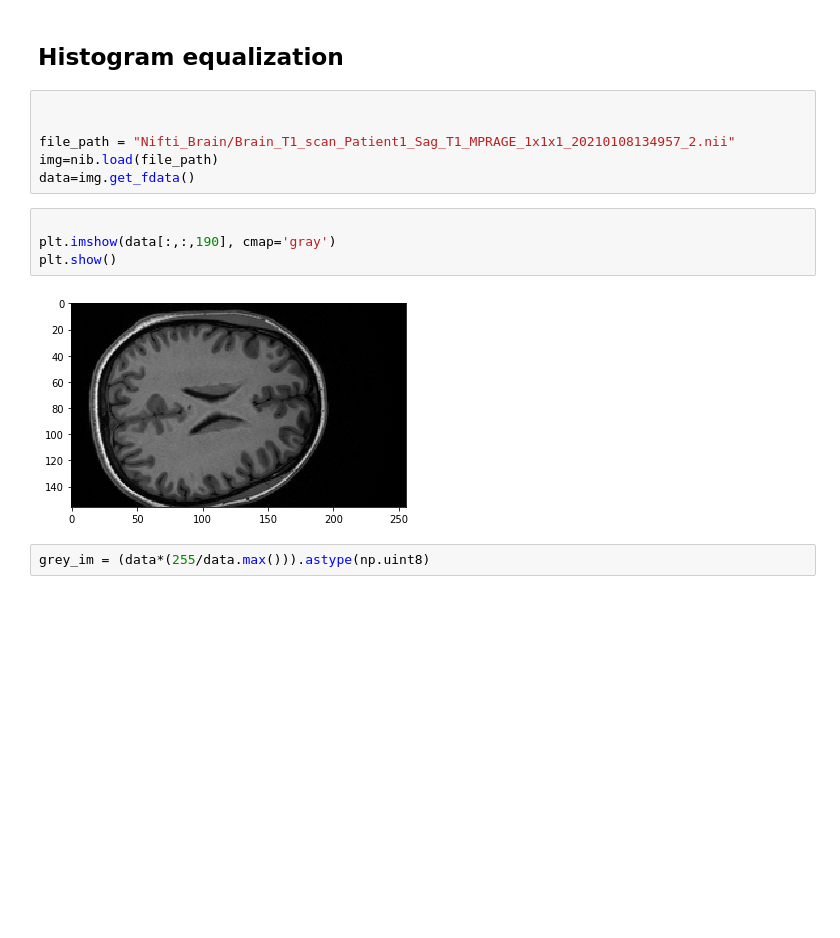
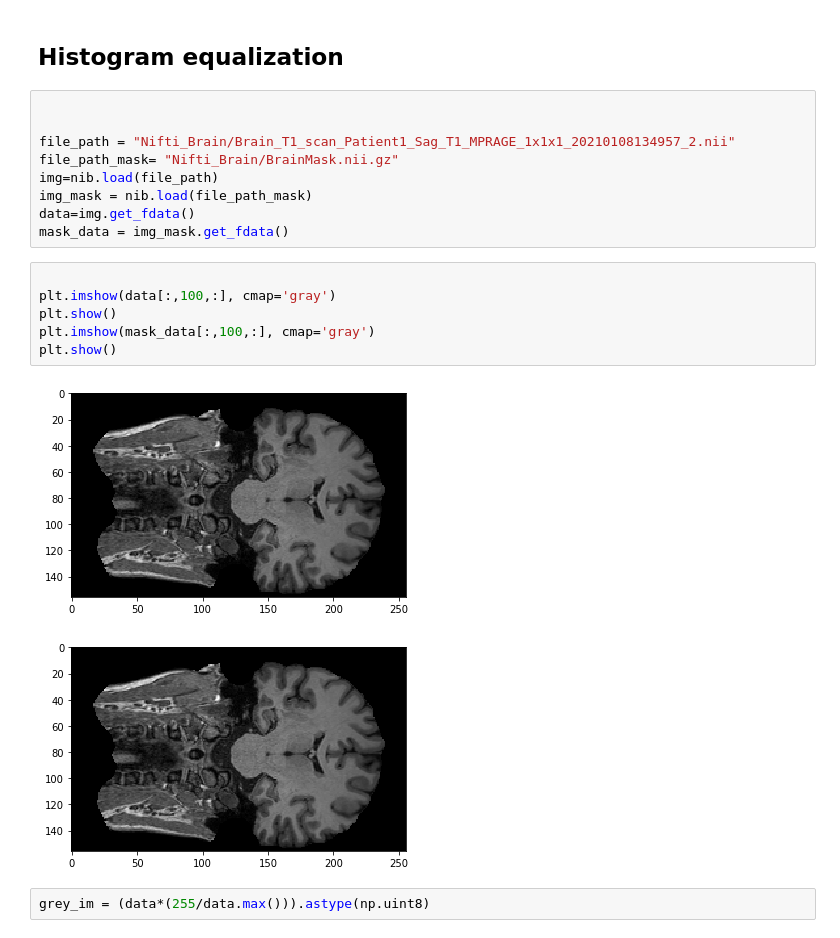
Before and after one commit to nathan-14200/wsbim2243, a Jupyter notebook: Segmentation.ipynb, the cells around one changed output. Cells and saved outputs as stored; diff of their text form; blank space fills up the shorter version.

```diff
--- a/Segmentation.ipynb
+++ b/Segmentation.ipynb
@@ -24,14 +24,20 @@ import copy
 
 
 file_path = "Nifti_Brain/Brain_T1_scan_Patient1_Sag_T1_MPRAGE_1x1x1_20210108134957_2.nii"
+file_path_mask= "Nifti_Brain/BrainMask.nii.gz"
 img=nib.load(file_path)
+img_mask = nib.load(file_path_mask)
 data=img.get_fdata()
+mask_data = img_mask.get_fdata()
 # %%
 
-plt.imshow(data[:,:,190], cmap='gray')
+plt.imshow(data[:,100,:], cmap='gray')
 plt.show()
+plt.imshow(mask_data[:,100,:], cmap='gray')
+plt.show()
 # %% [output]
-[figure, old version]
+[figure, new version]
+[figure, added]
 # %%
 grey_im = (data*(255/data.max())).astype(np.uint8)
 # %%
```
Also changed, not shown: parts of 10 cells of this notebook.
